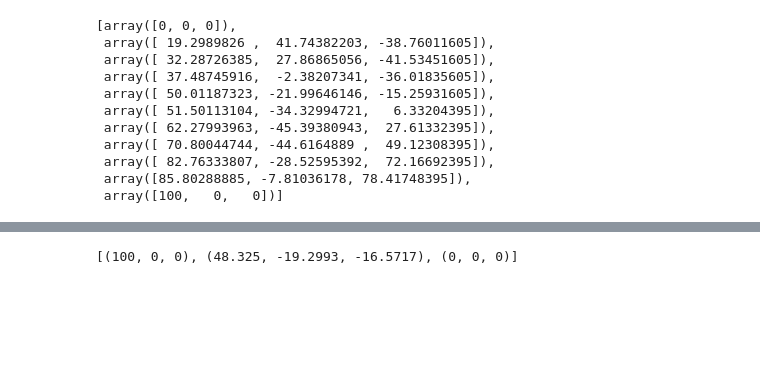
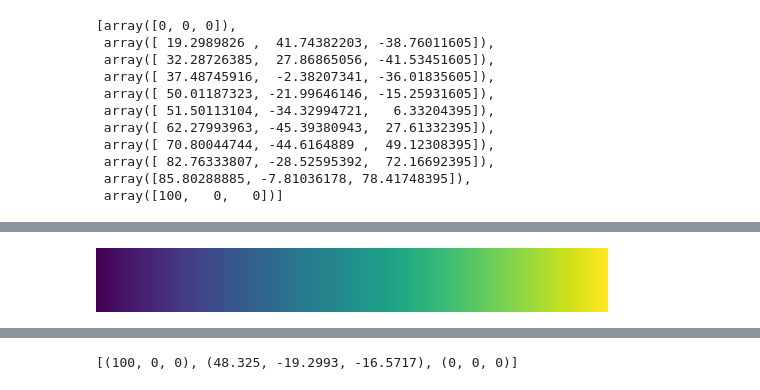
Before and after one commit to matthhong/cieran, a Jupyter notebook: test.ipynb, the cells around one changed output, grey strips where cells are left out. Cells and saved outputs as stored; diff of their text form; code cells hidden in the pictures; blank space fills up the shorter version.

```diff
--- a/test.ipynb
+++ b/test.ipynb
@@ -135,0 +139,4 @@ draw_chart(trajectory.ramp)
+# %%
+viridis
+# %% [output]
+[figure, added]
```
Also changed, not shown: parts of 8 cells of this notebook, 4 other files.
